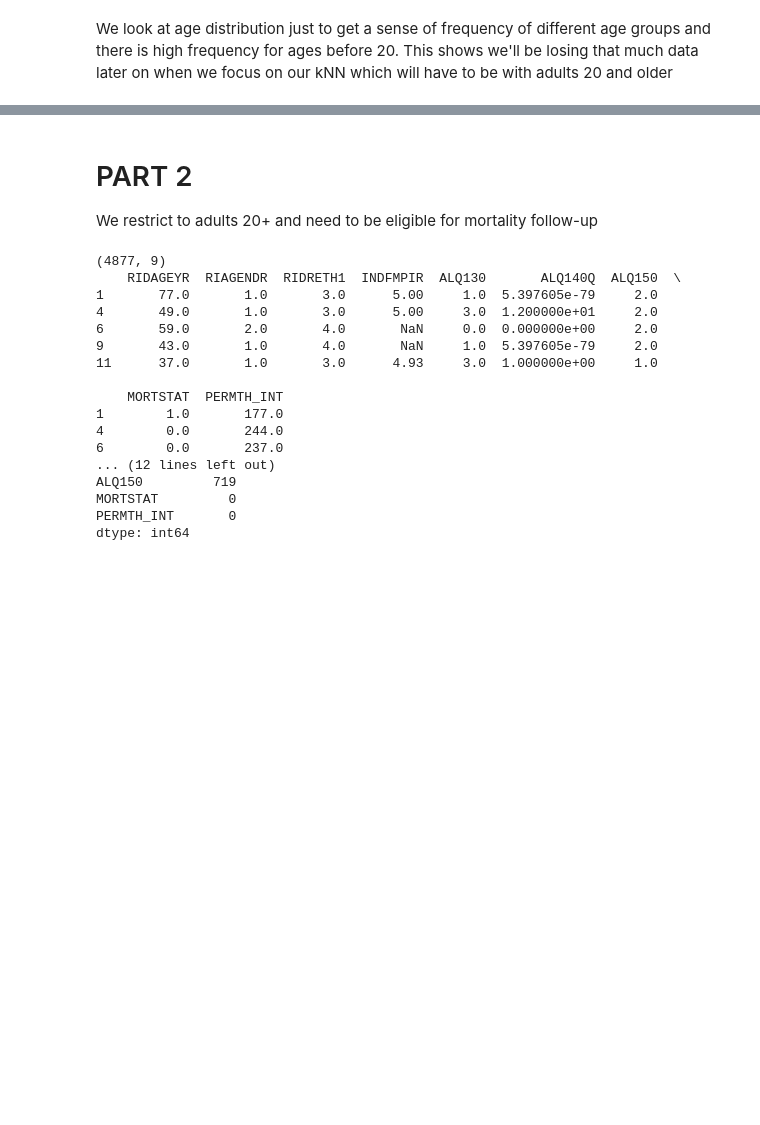
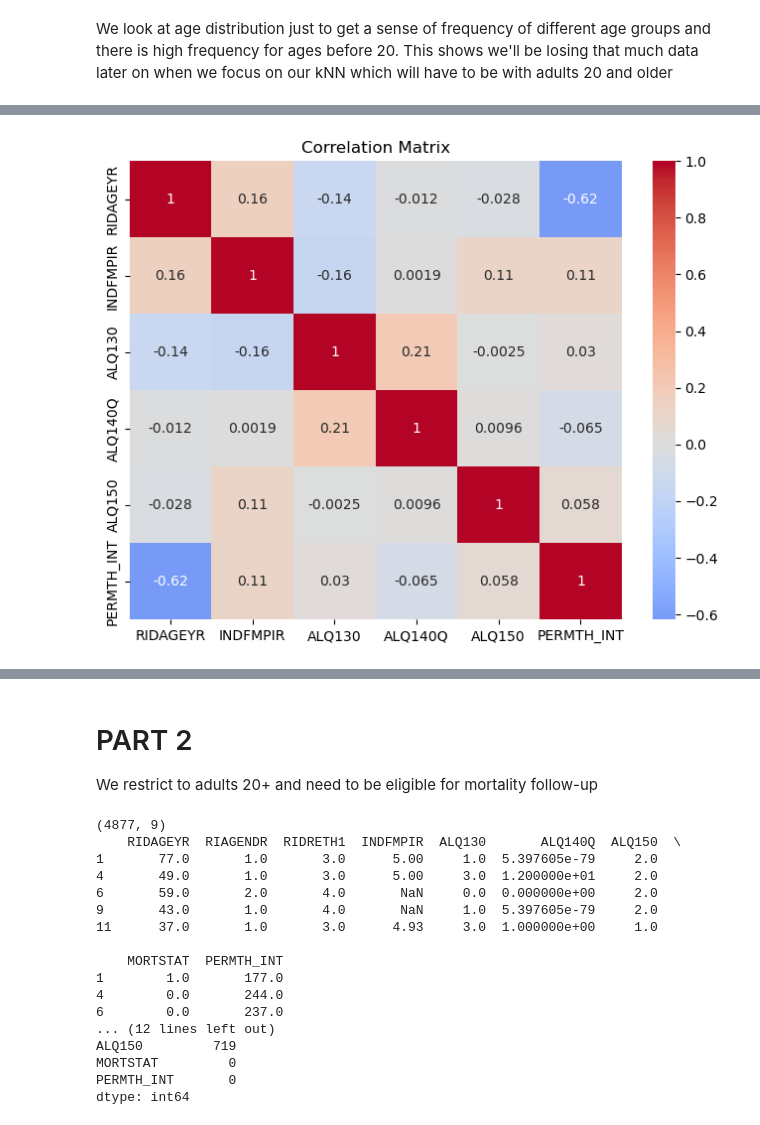
Before and after one commit to iAbel1478/NHANES_project_1_ml-main, a Jupyter notebook: notebooks/nhanes_yahya_work.ipynb, the cells around one changed output, grey strips where cells are left out. Drawn from its saved outputs; the diff is of its cells as text; code cells hidden in the pictures; blank space fills up the shorter version.

```diff
--- a/notebooks/nhanes_yahya_work.ipynb
+++ b/notebooks/nhanes_yahya_work.ipynb
@@ -190,0 +234,20 @@ Name: count, dtype: int64
+# %%
+import numpy as np
+import seaborn as sns
+import matplotlib.pyplot as plt
+
+numeric_vars = [
+    "RIDAGEYR",
+    "INDFMPIR",
+    "ALQ130",
+    "ALQ140Q",
+    "ALQ150",
+    "PERMTH_INT"
+]
+
+plt.figure(figsize=(8,6))
+sns.heatmap(corr_matrix, annot=True, cmap="coolwarm", center=0)
+plt.title("Correlation Matrix")
+plt.show()
+# %% [output]
+[figure, added]
```
Also changed, not shown: parts of 14 cells of this notebook.
